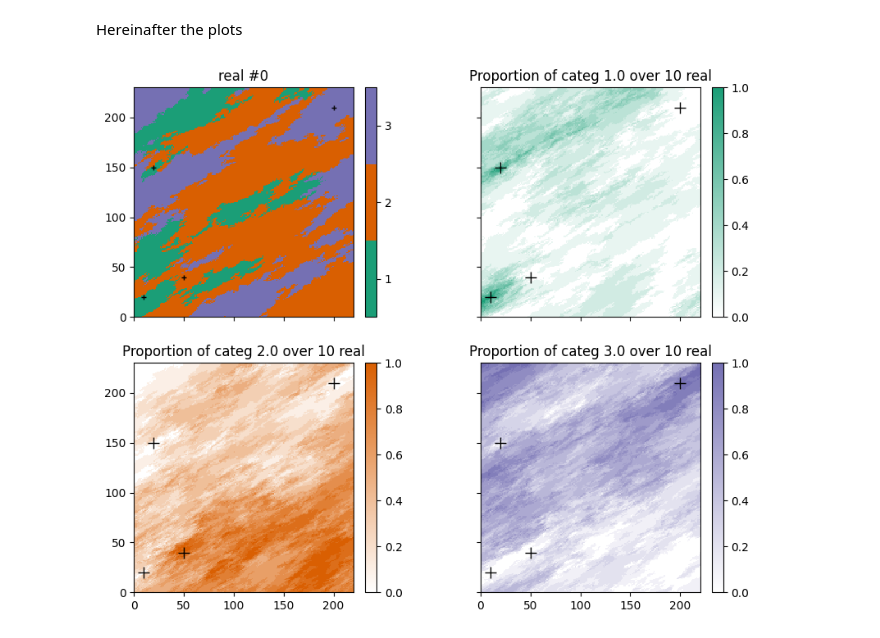
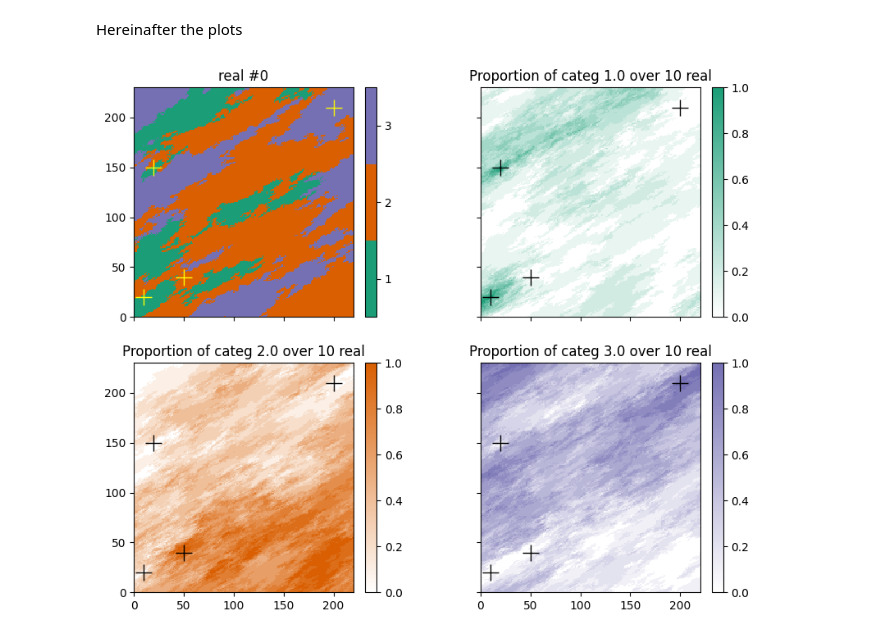
Before and after one commit to alecomunian/gmg, a Jupyter notebook: notebooks/simulation/04_conditional_SIS_probability_spatial.ipynb, the cells around one changed output. Cells and saved outputs as stored; diff of their text form; code cells hidden in the pictures.

```diff
--- a/notebooks/simulation/04_conditional_SIS_probability_spatial.ipynb
+++ b/notebooks/simulation/04_conditional_SIS_probability_spatial.ipynb
@@ -88,0 +52,4 @@ plt.show()
+# %%
+xg = ox + 0.5*dx + dx*np.arange(nx)
+yg = oy + 0.5*dy + dy*np.arange(ny)
+xx, yy = np.meshgrid(xg, yg) # create meshgrid from the center of grid cells
@@ -119,15 +126,15 @@ Hereinafter the plots
 # %%
 # Plot
 plt.subplots(2, 2, figsize=(10,8), sharex=True, sharey=True)
 
 plt.subplot(2,2,1)
 gn.imgplot.drawImage2D(simul, iv=2, categ=True, categCol=categCol, title='real #0')
-plt.plot(x[:,0],x[:,1], '+', c='black', markersize=5) # add conditioning point locations
+plt.plot(x[:,0],x[:,1], '+', c='yellow', markersize=15) # add conditioning point locations
 
 for i in range(ncategory):
     plt.subplot(2,2,2+i)
     gn.imgplot.drawImage2D(simul_prop, iv=i, vmin=0, vmax=1, cmap=cmap_categ[i],
                            title='Proportion of categ {0} over {1} real'.format(category_values[i], nreal))
-    plt.plot(x[:,0],x[:,1], '+', c='black', markersize=10) # add conditioning point locations
+    plt.plot(x[:,0],x[:,1], '+', c='black', markersize=15) # add conditioning point locations
 # %% [output]
-[figure, old version]
+[figure, new version]
```
Also changed, not shown: parts of 22 cells of this notebook.
